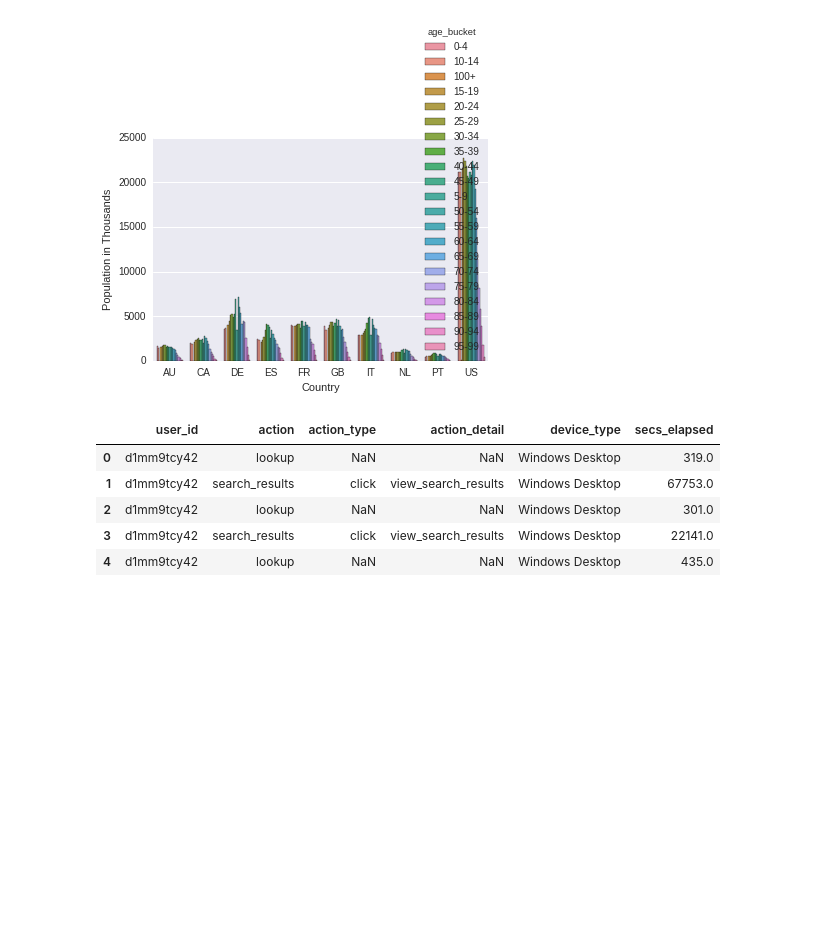
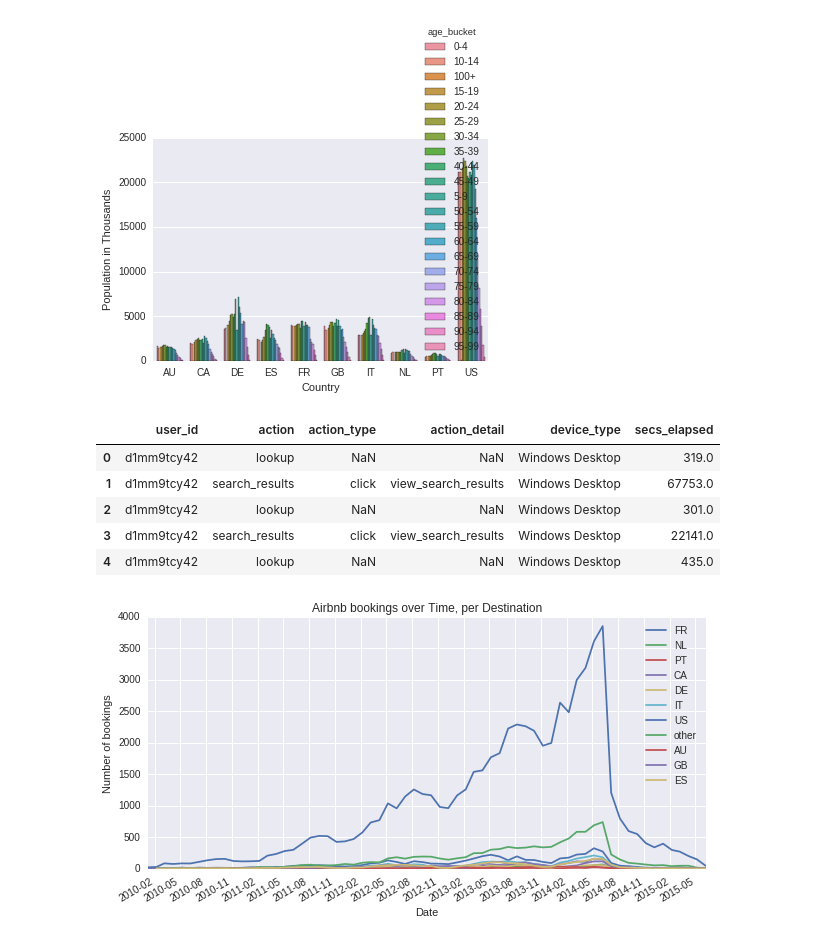
Before and after one commit to bhedayat/258-Assignment-2, a Jupyter notebook: DataExploration/DataExploration-Behnam.ipynb, the cells around one changed output. Drawn from its saved outputs; the diff is of its cells as text; code cells hidden in the pictures; blank space fills up the shorter version.

Commit message:
Prediction with date account created

```diff
--- a/DataExploration/DataExploration-Behnam.ipynb
+++ b/DataExploration/DataExploration-Behnam.ipynb
@@ -163,0 +207,6 @@ sessions.groupby('action')['action'].sum()
+# %%
+train_booked = train_users[train_users['country_destination'] != 'NDF']
+bookingsPlot = plotBookingsPerTime(train_booked,'date_first_booking')
+bookingsPlot.show()
+# %% [output]
+[figure, added]
```
Also changed, not shown: parts of 3 cells of this notebook.
